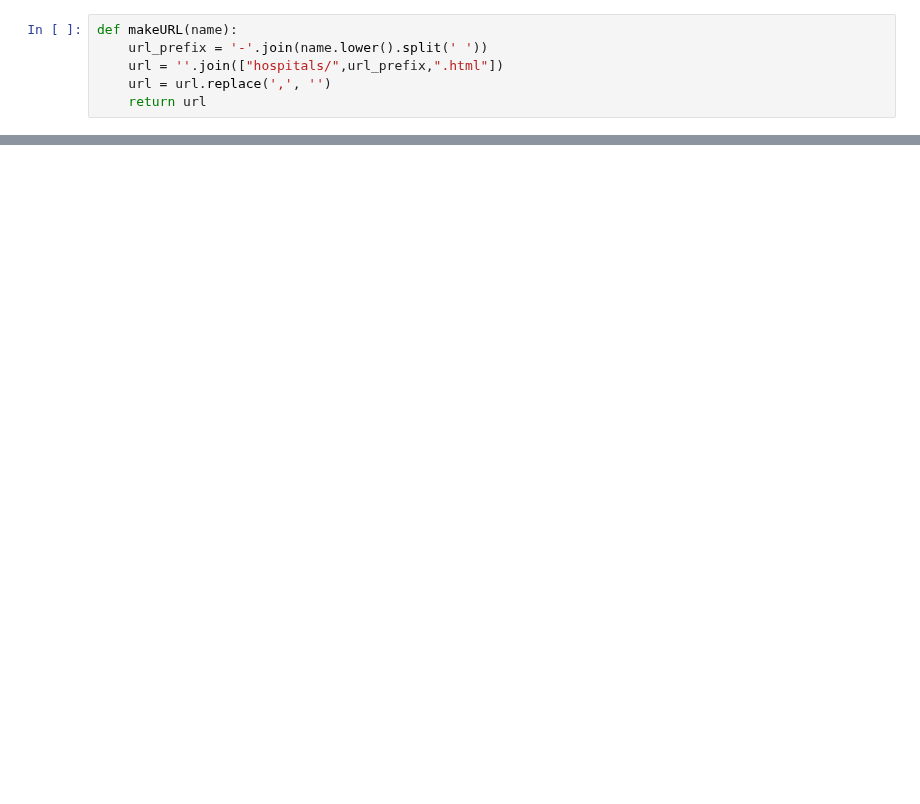
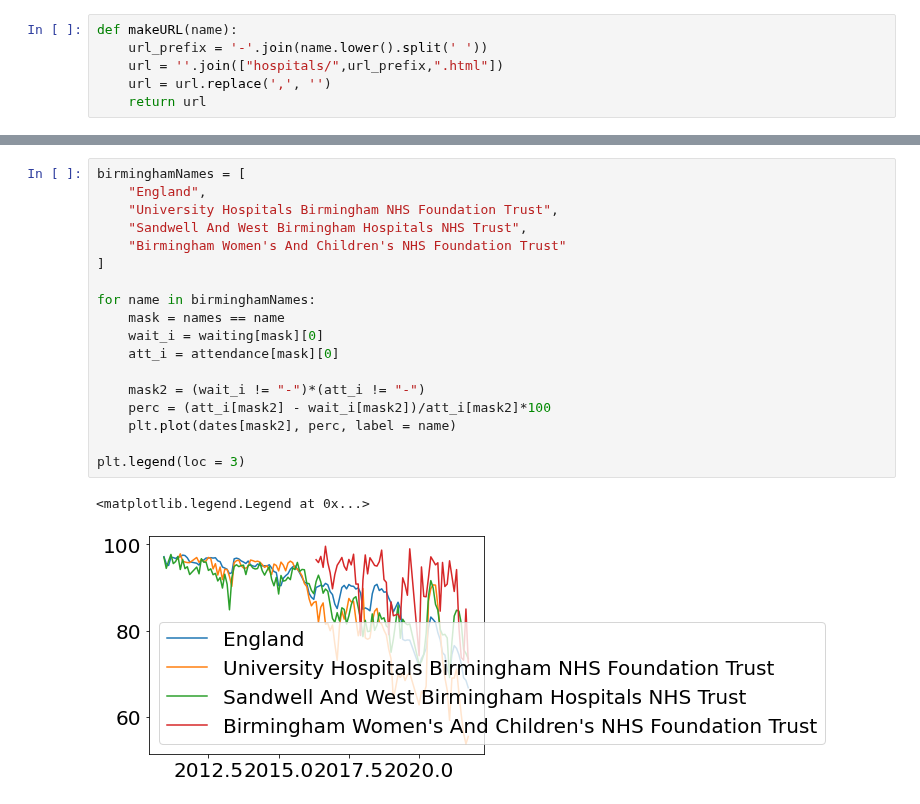
Before and after one commit to HowsMyNHS/NHSdata, a Jupyter notebook: loadNHSdata.ipynb, the cells around one changed output, grey strips where cells are left out. Drawn from its saved outputs; the diff is of its cells as text; blank space fills up the shorter version.

```diff
--- a/loadNHSdata.ipynb
+++ b/loadNHSdata.ipynb
@@ -99,0 +100,21 @@ for i,name in enumerate(top_five_names):
+# %%
+birminghamNames = [
+    "England",
+    "University Hospitals Birmingham NHS Foundation Trust",
+    "Sandwell And West Birmingham Hospitals NHS Trust",
+    "Birmingham Women's And Children's NHS Foundation Trust"
+]
+
+for name in birminghamNames:
+    mask = names == name
+    wait_i = waiting[mask][0]
+    att_i = attendance[mask][0]
+
+    mask2 = (wait_i != "-")*(att_i != "-")
+    perc = (att_i[mask2] - wait_i[mask2])/att_i[mask2]*100
+    plt.plot(dates[mask2], perc, label = name)
+
+plt.legend(loc = 3)
+# %% [output]
+<matplotlib.legend.Legend at 0x...>
+[figure, added]
```
Also changed, not shown: parts of 5 cells of this notebook, 5 other files.
